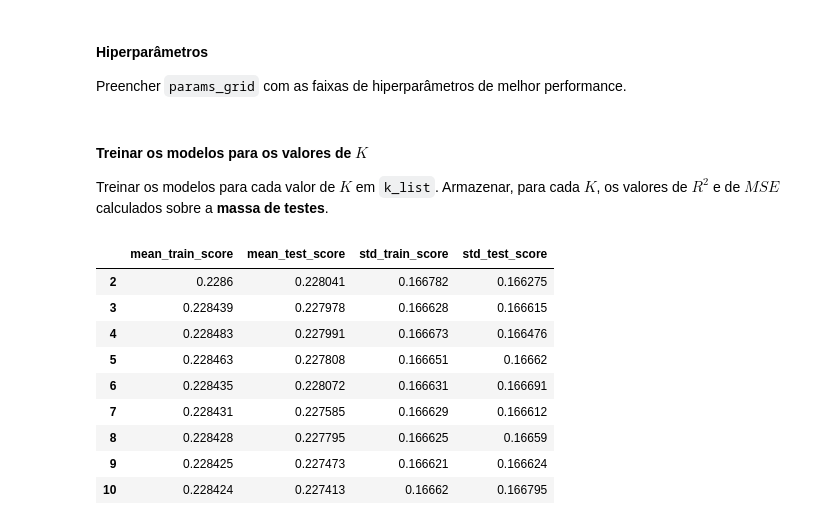
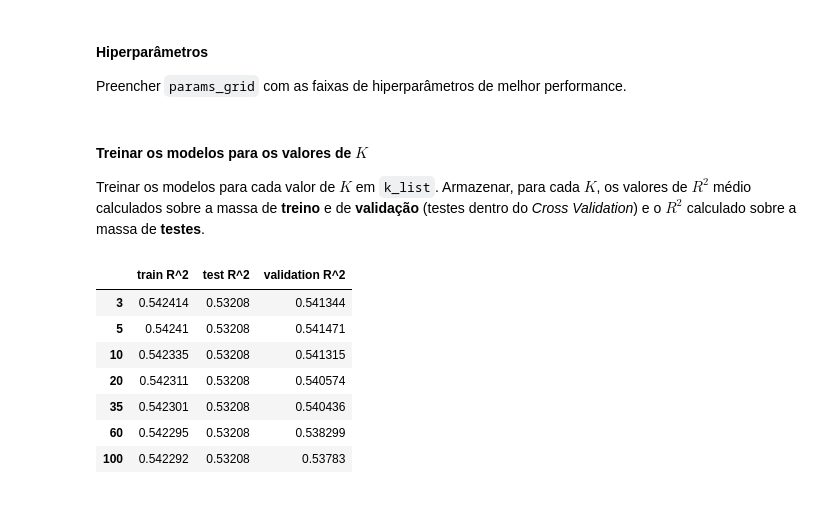
Before and after one commit to somostera/tera-data-science-jul2018, a Jupyter notebook: 17-cross-validation-and-regularization/Solução 2 - Validação Cruzada Para Seleção de Modelos.ipynb, the cells around one changed output. Saved outputs shown, nothing was run; the diff lists cells and outputs as text; code cells hidden in the pictures.

```diff
--- a/17-cross-validation-and-regularization/Solução 2 - Validação Cruzada Para Seleção de Modelos.ipynb
+++ b/17-cross-validation-and-regularization/Solução 2 - Validação Cruzada Para Seleção de Modelos.ipynb
@@ -277,12 +277,12 @@ Preencher `params_grid` com as faixas de hiperparâmetros de melhor performance.
 # %%
 """ Complete os espaços com ? """
 param_grid = {
-    "alpha": np.logspace(1, 3, 5),
-    "l1_ratio": np.linspace(0.3, 0.9, 5),
-    "max_iter": [100],
+    "alpha": np.logspace(1, 2, 3),
+    "l1_ratio": np.linspace(0.7, 1, 3),
+    "max_iter": [1000],
     "positive": [True]
 }
 # %% [markdown]
 ####  Treinar os modelos para os valores de $K$
 
-Treinar os modelos para cada valor de $K$ em `k_list`. Armazenar, para cada $K$, os valores de $R^2$ e de $MSE$ calculados sobre a **massa de testes**.
+Treinar os modelos para cada valor de $K$ em `k_list`. Armazenar, para cada $K$, os valores de $R^2$ médio calculados sobre a massa de **treino** e de **validação** (testes dentro do *Cross Validation*) e o $R^2$ calculado sobre a massa de **testes**.
@@ -291,38 +289,53 @@ k_list = [2, 3, 4, 5, 6, 7, 8, 9, 10]
+# %%
+k_list = [3, 5, 10, 20, 35, 60, 100]
 # %%
 """ Escreva a solução aqui """
 
 measures = pd.DataFrame(
-    columns=["mean_train_score", "mean_test_score", "std_train_score", "std_test_score"],
+    columns=["train R^2", "test R^2", "validation R^2"],
     index=k_list,
     data=None
 )
 
 for k in k_list:
     # training grid search with cross-validation
     grid = GridSearchCV(
         ElasticNet(),
         param_grid=param_grid,
-        scoring='r2',
-        cv=KFold(n_splits=k, shuffle=True, random_state=42)
+        scoring=['r2'],
+        cv=KFold(n_splits=k, shuffle=True, random_state=42),
+        refit=False
     )
     grid.fit(x_train, y_train)
 
     # retrieving best model validation results
     cv_results = pd.DataFrame(grid.cv_results_)
-    measures.loc[k, 'mean_train_score'] = cv_results.mean_train_score.mean()
-    measures.loc[k, 'mean_test_score'] = cv_results.mean_test_score.mean()
-    measures.loc[k, 'std_train_score'] = cv_results.mean_train_score.std()
-    measures.loc[k, 'std_test_score'] = cv_results.mean_test_score.std()
+    best_index = cv_results.mean_test_r2.argmax()
+    r2_tr = cv_results.loc[best_index, 'mean_train_r2']
+    r2_vd = cv_results.loc[best_index, 'mean_test_r2']
+
+    # training model w/ best params
+    best_params = cv_results.loc[best_index, "params"]
+    model = ElasticNet(**best_params).fit(x_train, y_train)
+
+    # retrieving best model's test results
+    y_pred = model.predict(x_test)
+    y_true = y_test
+    mse_te = mean_squared_error(y_true, y_pred)
+    r2_te = r2_score(y_true, y_pred)
+
+    # filling measures table
+    measures.loc[k, "train R^2"] = r2_tr
+    measures.loc[k, "test R^2"] = r2_te
+    measures.loc[k, "validation R^2"] = r2_vd
 
 measures
 # %% [output]
-|  | mean_train_score | mean_test_score | std_train_score | std_test_score |
-| 2 | 0.2286 | 0.228041 | 0.166782 | 0.166275 |
-| 3 | 0.228439 | 0.227978 | 0.166628 | 0.166615 |
-| 4 | 0.228483 | 0.227991 | 0.166673 | 0.166476 |
-| 5 | 0.228463 | 0.227808 | 0.166651 | 0.16662 |
-| 6 | 0.228435 | 0.228072 | 0.166631 | 0.166691 |
-| 7 | 0.228431 | 0.227585 | 0.166629 | 0.166612 |
-| 8 | 0.228428 | 0.227795 | 0.166625 | 0.16659 |
-| 9 | 0.228425 | 0.227473 | 0.166621 | 0.166624 |
-| 10 | 0.228424 | 0.227413 | 0.16662 | 0.166795 |
+|  | train R^2 | test R^2 | validation R^2 |
+| 3 | 0.542414 | 0.53208 | 0.541344 |
+| 5 | 0.54241 | 0.53208 | 0.541471 |
+| 10 | 0.542335 | 0.53208 | 0.541315 |
+| 20 | 0.542311 | 0.53208 | 0.540574 |
+| 35 | 0.542301 | 0.53208 | 0.540436 |
+| 60 | 0.542295 | 0.53208 | 0.538299 |
+| 100 | 0.542292 | 0.53208 | 0.53783 |
```
Also changed, not shown: parts of 6 cells of this notebook, 5 other files.
